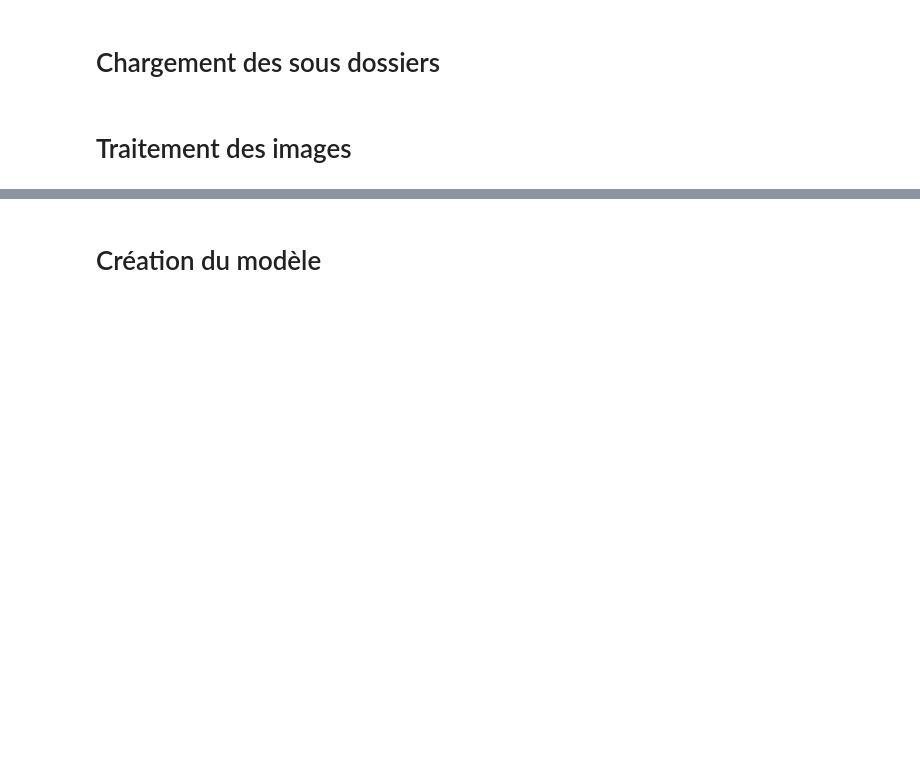
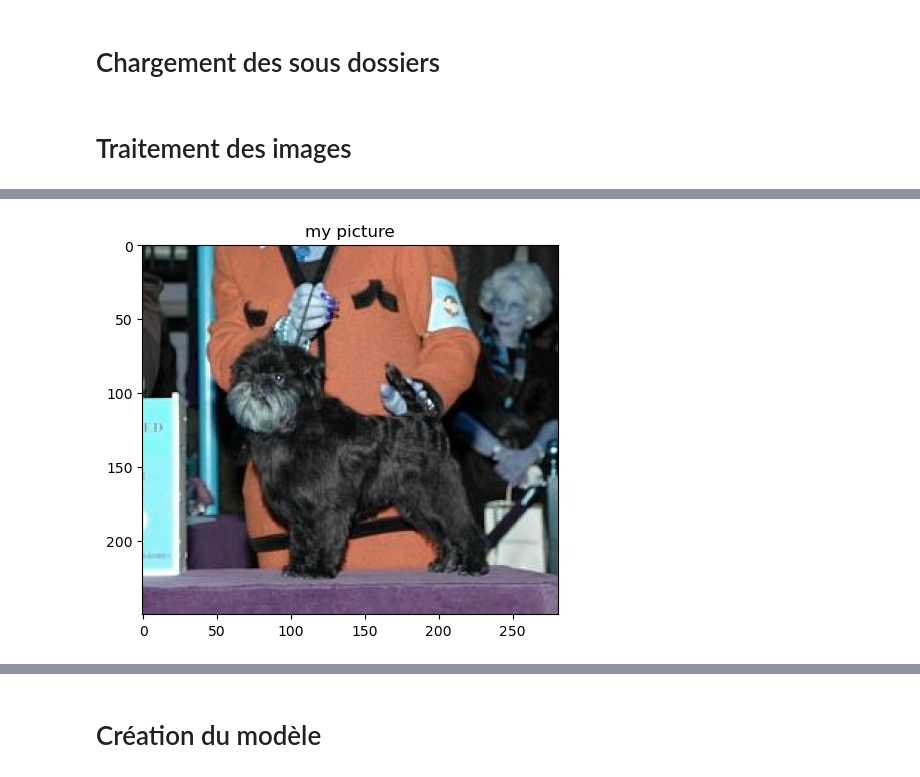
Before and after one commit to random-agile/Classify-Images-Using-Deep-Learning, a Jupyter notebook: Untitled.ipynb, the cells around one changed output, grey strips where cells are left out. Saved outputs shown, nothing was run; the diff lists cells and outputs as text; code cells hidden in the pictures; blank space fills up the shorter version.

```diff
--- a/Untitled.ipynb
+++ b/Untitled.ipynb
@@ -131,0 +165,2 @@ for subdir in subdirs:
+# %%
+img = preprocessed_images_by_filename_augmented['n02110627_10147.jpg'][0]
@@ -131,0 +171,6 @@ for subdir in subdirs:
+# %%
+plt.imshow(img)
+plt.title('my picture')
+plt.show()
+# %% [output]
+[figure, added]
```
Also changed, not shown: parts of 14 cells of this notebook.
